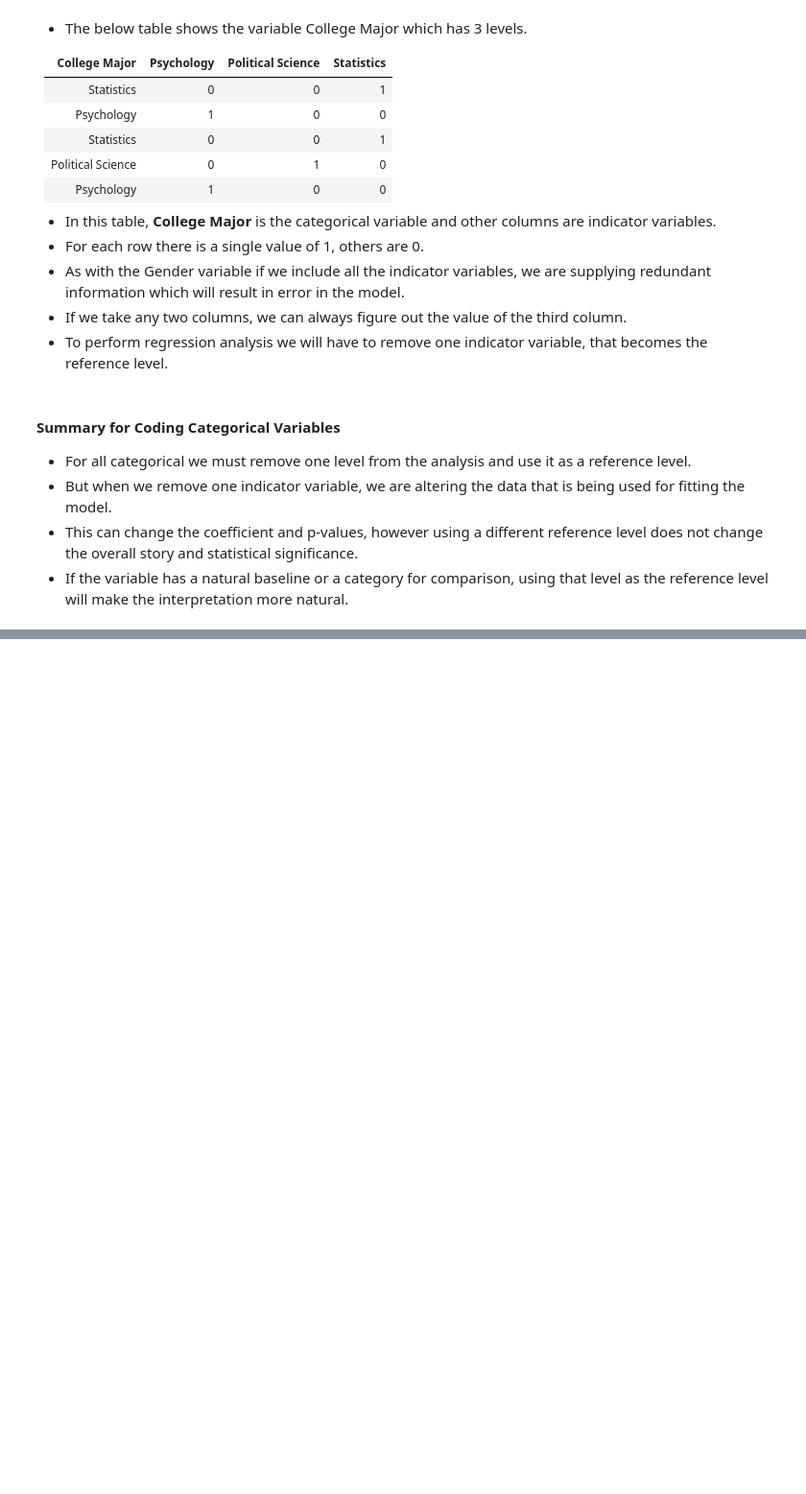
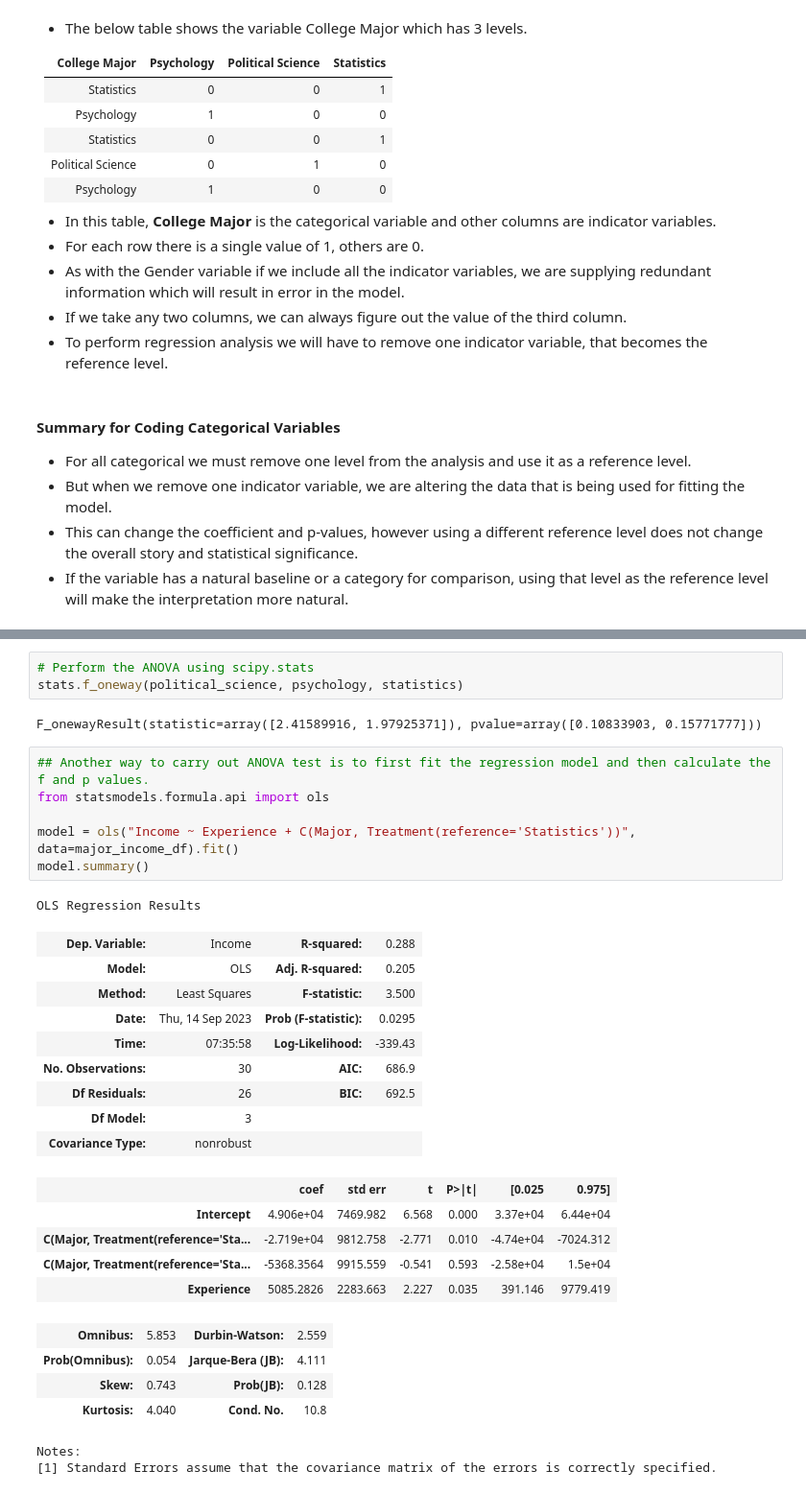
Before and after one commit to heenahussain2/Learning_ML, a Jupyter notebook: Stats_for_Data_Science/Ch-04_Regression_and_Prediction/3_Interpreting_Main_Effects_and_Significance.ipynb, the cells around one changed output, grey strips where cells are left out. Shown at 96% size. Saved outputs shown, nothing was run; the diff lists cells and outputs as text; blank space fills up the shorter version.

```diff
--- a/Stats_for_Data_Science/Ch-04_Regression_and_Prediction/3_Interpreting_Main_Effects_and_Significance.ipynb
+++ b/Stats_for_Data_Science/Ch-04_Regression_and_Prediction/3_Interpreting_Main_Effects_and_Significance.ipynb
@@ -237,0 +312,33 @@ ols_model.conf_int(alpha=0.05, cols=None)
+# %%
+# Perform the ANOVA using scipy.stats
+stats.f_oneway(political_science, psychology, statistics)
+# %% [output]
+F_onewayResult(statistic=array([2.41589916, 1.97925371]), pvalue=array([0.10833903, 0.15771777]))
+# %%
+## Another way to carry out ANOVA test is to first fit the regression model and then calculate the f and p values.
+from statsmodels.formula.api import ols
+
+model = ols("Income ~ Experience + C(Major, Treatment(reference='Statistics'))", data=major_income_df).fit()
+model.summary()
+# %% [output]
+OLS Regression Results
+| Dep. Variable: | Income | R-squared: | 0.288 |
+| Model: | OLS | Adj. R-squared: | 0.205 |
+| Method: | Least Squares | F-statistic: | 3.500 |
+| Date: | Thu, 14 Sep 2023 | Prob (F-statistic): | 0.0295 |
+| Time: | 07:35:58 | Log-Likelihood: | -339.43 |
+| No. Observations: | 30 | AIC: | 686.9 |
+| Df Residuals: | 26 | BIC: | 692.5 |
+| Df Model: | 3 |  |  |
+| Covariance Type: | nonrobust |  |  |
+|  | coef | std err | t | P>|t| | [0.025 | 0.975] |
+| Intercept | 4.906e+04 | 7469.982 | 6.568 | 0.000 | 3.37e+04 | 6.44e+04 |
+| C(Major, Treatment(reference='Sta... | -2.719e+04 | 9812.758 | -2.771 | 0.010 | -4.74e+04 | -7024.312 |
+| C(Major, Treatment(reference='Sta... | -5368.3564 | 9915.559 | -0.541 | 0.593 | -2.58e+04 | 1.5e+04 |
+| Experience | 5085.2826 | 2283.663 | 2.227 | 0.035 | 391.146 | 9779.419 |
+| Omnibus: | 5.853 | Durbin-Watson: | 2.559 |
+| Prob(Omnibus): | 0.054 | Jarque-Bera (JB): | 4.111 |
+| Skew: | 0.743 | Prob(JB): | 0.128 |
+| Kurtosis: | 4.040 | Cond. No. | 10.8 |
+Notes:
+[1] Standard Errors assume that the covariance matrix of the errors is correctly specified.
```
Also changed, not shown: parts of 9 cells of this notebook.
